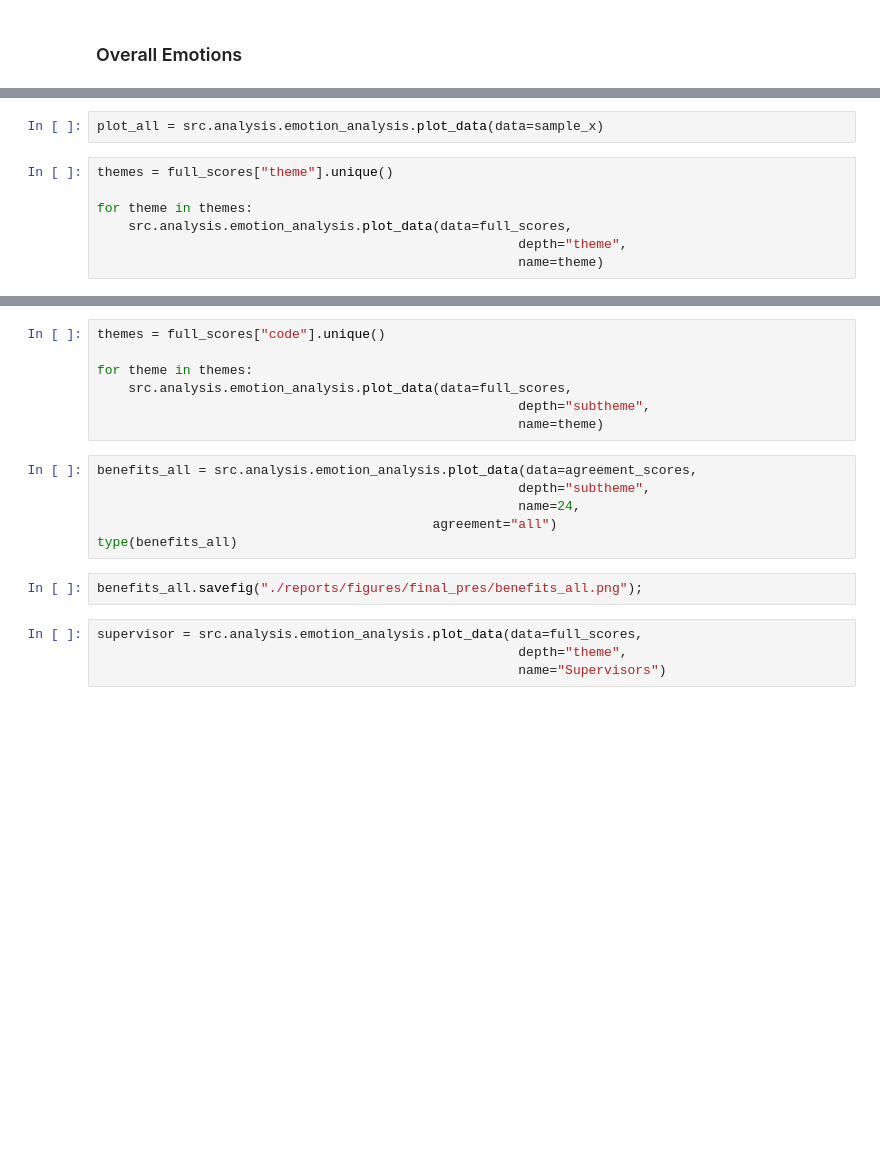
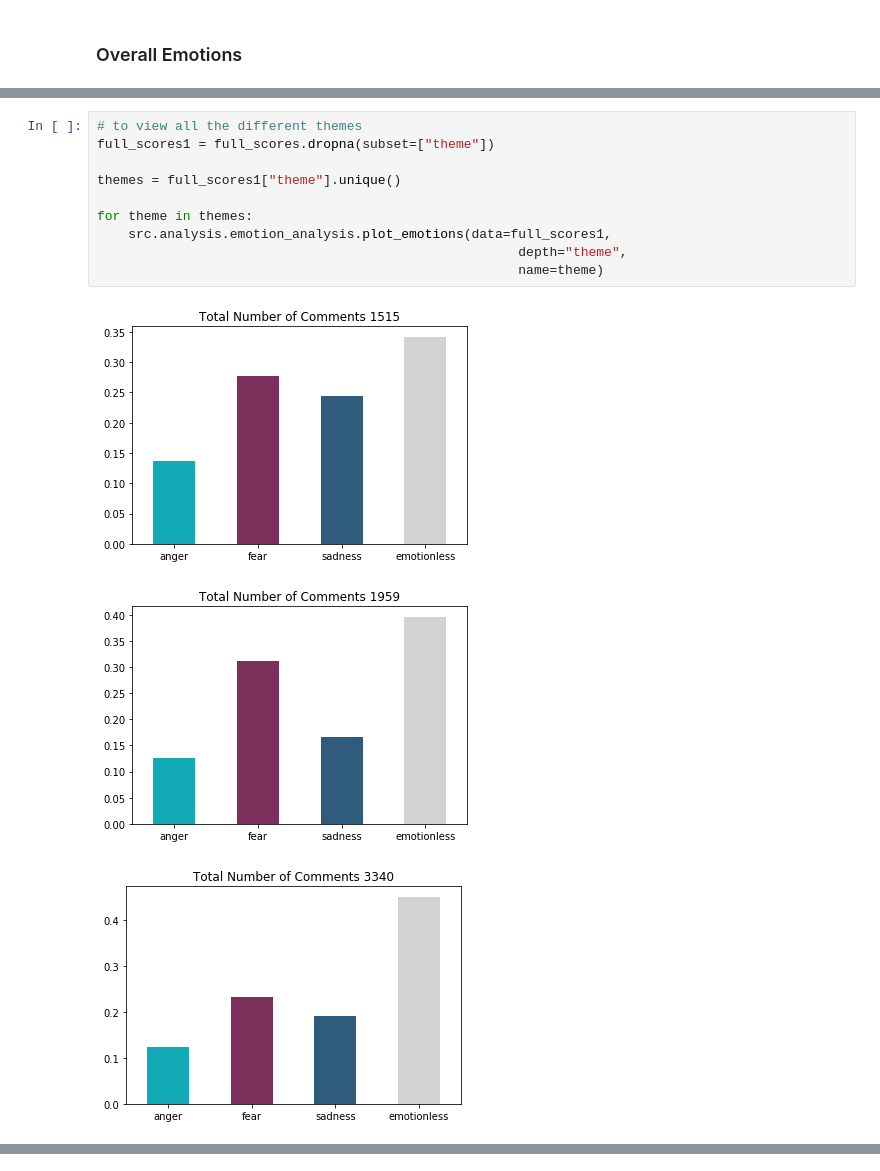
Before and after one commit to Jamienie/mds_capstone_bcstats, a Jupyter notebook: notebooks/emotion_analysis.ipynb, the cells around one changed output, grey strips where cells are left out. Drawn from its saved outputs; the diff is of its cells as text; blank space fills up the shorter version.

```diff
--- a/notebooks/emotion_analysis.ipynb
+++ b/notebooks/emotion_analysis.ipynb
@@ -220,9 +178,14 @@ src.analysis.emotion_analysis.examine_emotion_scoring(sample_x, "fear", lexicon)
-# %%
-plot_all = src.analysis.emotion_analysis.plot_data(data=sample_x)
 # %%
-themes = full_scores["theme"].unique()
+# to view all the different themes
+full_scores1 = full_scores.dropna(subset=["theme"])
+
+themes = full_scores1["theme"].unique()
 
 for theme in themes:
-    src.analysis.emotion_analysis.plot_data(data=full_scores,
+    src.analysis.emotion_analysis.plot_emotions(data=full_scores1,
                                                       depth="theme",
                                                       name=theme)
+# %% [output]
+[figure, added]
+[figure, added]
+[figure, added]
@@ -229,19 +200,0 @@ for theme in themes:
-# %%
-themes = full_scores["code"].unique()
-
-for theme in themes:
-    src.analysis.emotion_analysis.plot_data(data=full_scores,
-                                                      depth="subtheme",
-                                                      name=theme)
-# %%
-benefits_all = src.analysis.emotion_analysis.plot_data(data=agreement_scores,
-                                                      depth="subtheme",
-                                                      name=24,
-                                           agreement="all")
-type(benefits_all)
-# %%
-benefits_all.savefig("./reports/figures/final_pres/benefits_all.png");
-# %%
-supervisor = src.analysis.emotion_analysis.plot_data(data=full_scores,
-                                                      depth="theme",
-                                                      name="Supervisors")
```
Also changed, not shown: parts of 43 cells of this notebook, 3 other files.
